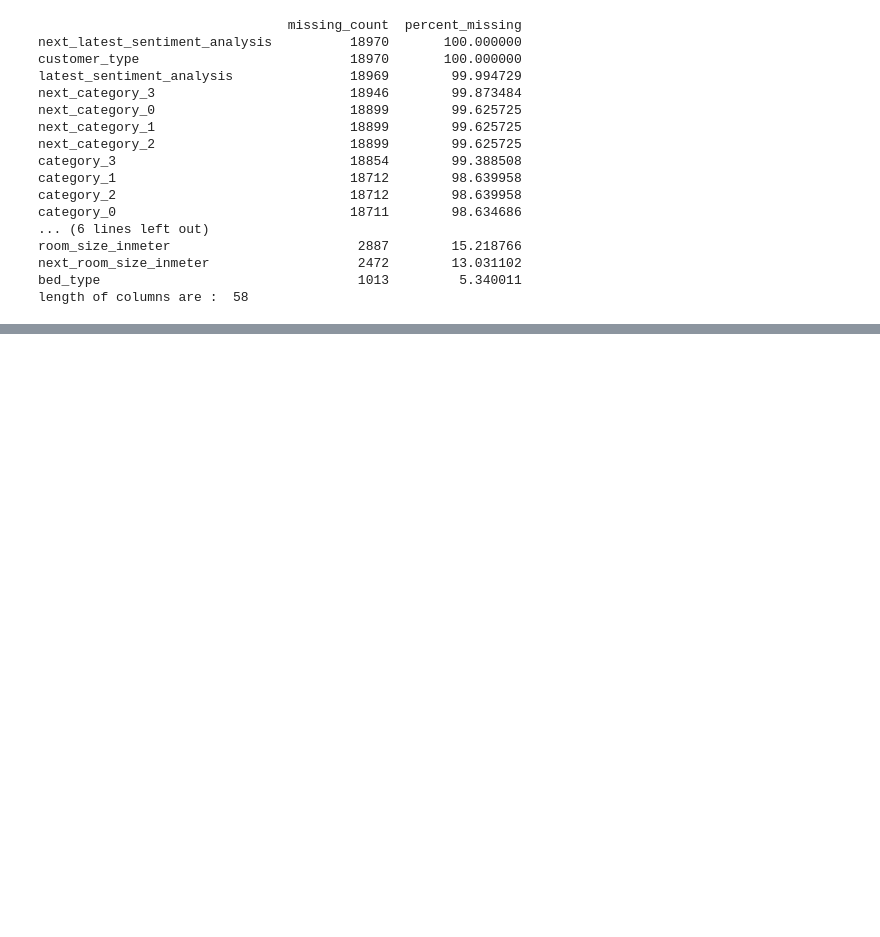
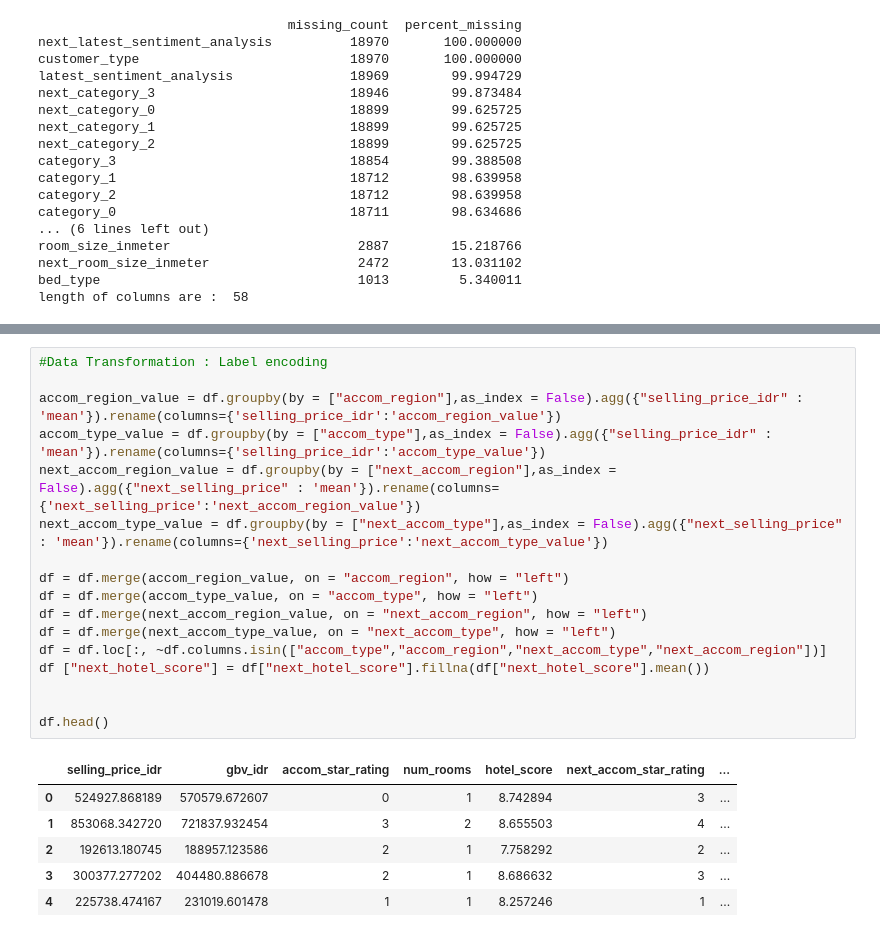
Before and after one commit to Modequick/Machine-Learning-Project, a Jupyter notebook: Skripsi.ipynb, the cells around one changed output, grey strips where cells are left out. Saved outputs shown, nothing was run; the diff lists cells and outputs as text; blank space fills up the shorter version.

```diff
--- a/Skripsi.ipynb
+++ b/Skripsi.ipynb
@@ -120,0 +148,24 @@ df_clean
+# %%
+#Data Transformation : Label encoding
+
+accom_region_value = df.groupby(by = ["accom_region"],as_index = False).agg({"selling_price_idr" : 'mean'}).rename(columns={'selling_price_idr':'accom_region_value'})
+accom_type_value = df.groupby(by = ["accom_type"],as_index = False).agg({"selling_price_idr" : 'mean'}).rename(columns={'selling_price_idr':'accom_type_value'})
+next_accom_region_value = df.groupby(by = ["next_accom_region"],as_index = False).agg({"next_selling_price" : 'mean'}).rename(columns={'next_selling_price':'next_accom_region_value'})
+next_accom_type_value = df.groupby(by = ["next_accom_type"],as_index = False).agg({"next_selling_price" : 'mean'}).rename(columns={'next_selling_price':'next_accom_type_value'})
+
+df = df.merge(accom_region_value, on = "accom_region", how = "left")
+df = df.merge(accom_type_value, on = "accom_type", how = "left")
+df = df.merge(next_accom_region_value, on = "next_accom_region", how = "left")
+df = df.merge(next_accom_type_value, on = "next_accom_type", how = "left")
+df = df.loc[:, ~df.columns.isin(["accom_type","accom_region","next_accom_type","next_accom_region"])]
+df ["next_hotel_score"] = df["next_hotel_score"].fillna(df["next_hotel_score"].mean())
+
+
+df.head()
+# %% [output]
+|  | selling_price_idr | gbv_idr | accom_star_rating | num_rooms | hotel_score | next_accom_star_rating | ... |
+| 0 | 524927.868189 | 570579.672607 | 0 | 1 | 8.742894 | 3 | ... |
+| 1 | 853068.342720 | 721837.932454 | 3 | 2 | 8.655503 | 4 | ... |
+| 2 | 192613.180745 | 188957.123586 | 2 | 1 | 7.758292 | 2 | ... |
+| 3 | 300377.277202 | 404480.886678 | 2 | 1 | 8.686632 | 3 | ... |
+| 4 | 225738.474167 | 231019.601478 | 1 | 1 | 8.257246 | 1 | ... |
```
Also changed, not shown: parts of 19 cells of this notebook.
